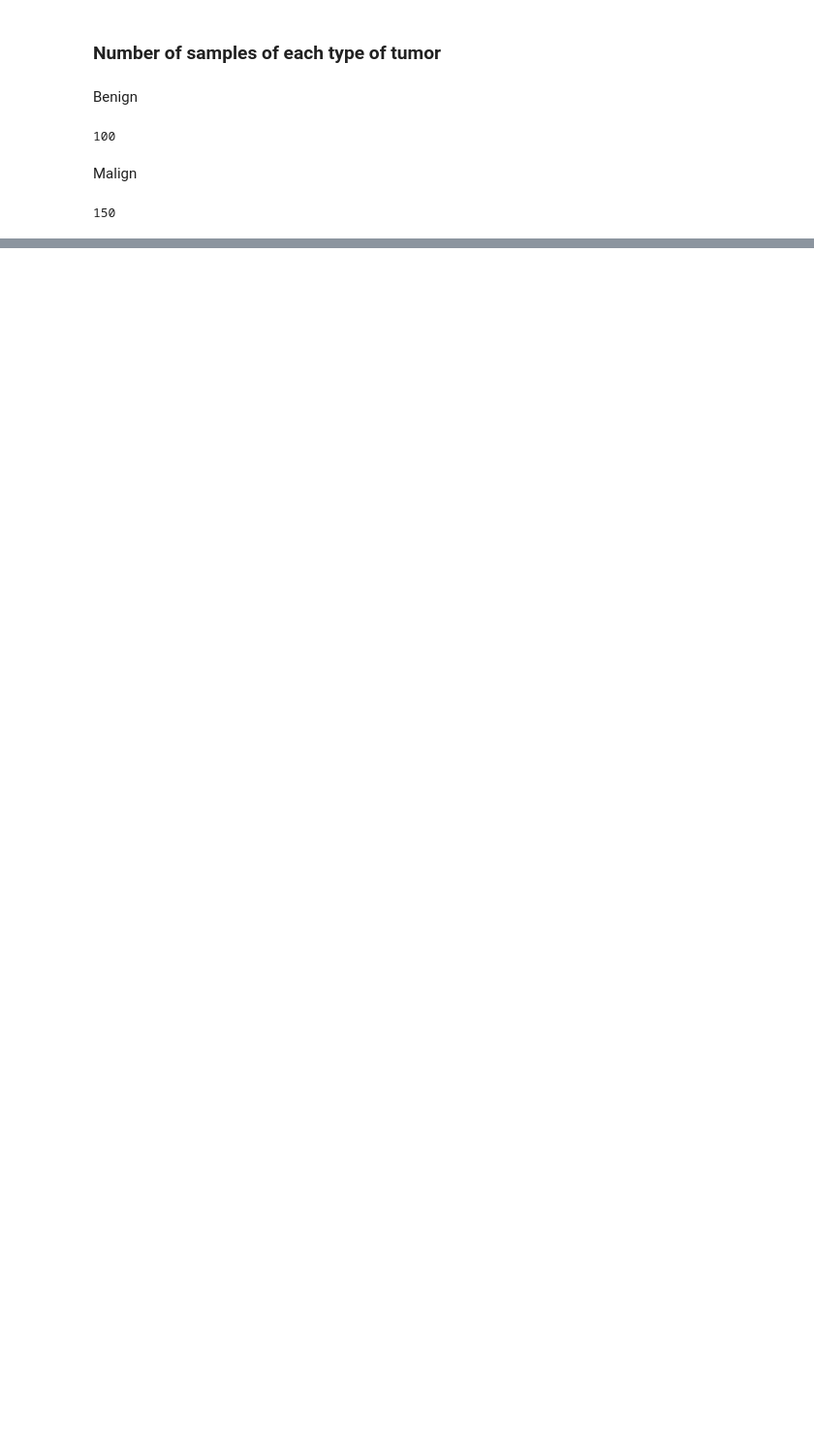
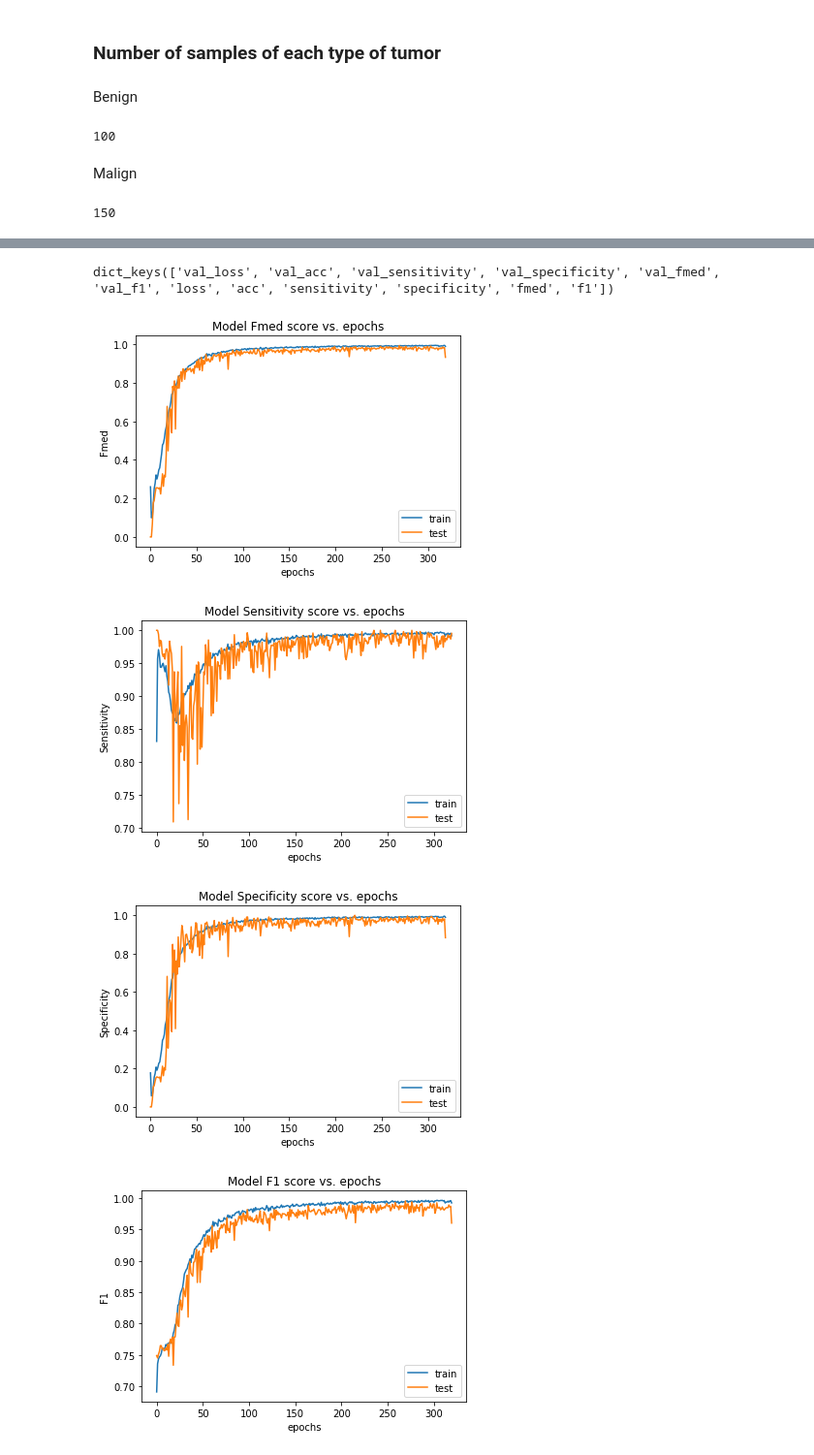
Before and after one commit to patelatharva/Classify_Breast_Cancer_Type_From_Image, a Jupyter notebook: tumor_type_detection.ipynb, the cells around one changed output, grey strips where cells are left out. Shown at 97% size. Cells and saved outputs as stored; diff of their text form; code cells hidden in the pictures; blank space fills up the shorter version.

```diff
--- a/tumor_type_detection.ipynb
+++ b/tumor_type_detection.ipynb
@@ -20,3 +41,2 @@ import os, os.path
 # %%
-data_dir = "./data"
-!ls $data_dir
+data_dir = project_dir + "/data"
@@ -65,7 +90,14 @@ Found 200 images belonging to 2 classes.
+# %%
+class_weights = class_weight.compute_class_weight(
+               'balanced',
+                np.unique(train_generator.classes),
+                train_generator.classes)
 # %%
 validation_generator = train_datagen.flow_from_directory(
         image_dest_dir + "/val",
-        target_size=(100, 100),
+        target_size=(image_height, image_width),
         batch_size=32,
-        class_mode='binary')
+        color_mode="grayscale",
+        class_mode='binary',
+)
 # %% [output]
@@ -72,0 +204,18 @@ Found 25 images belonging to 2 classes.
+# %%
+num_train_samples = 10000
+num_validation_samples = 1000
+batch_size = 32
+model = generate_model()
+# model.load_weights(data_dir + '/nn_best_model_cv_val_fmed.h5')
+history_val_fmed_sgd = model.fit_generator(
+    train_generator,
+    steps_per_epoch= num_train_samples // batch_size,
+    validation_data=validation_generator,
+    validation_steps= num_validation_samples // batch_size,
+    epochs=1000,
+    verbose=1,
+        callbacks=[
+          EarlyStopping(monitor='val_fmed', mode="max", verbose=1, patience=100),
+          ModelCheckpoint(data_dir + '/nn_best_model_cv_val_fmed_sgd.h5', monitor='val_fmed', mode="max", verbose=1, save_best_only=True)
+        ],
+    class_weight=class_weights)
@@ -72,0 +240,19 @@ Found 25 images belonging to 2 classes.
+# %%
+# list all data in history
+history = history_val_fmed_sgd
+print(history.history.keys())
+
+# summarize history for fmed score
+plt.plot(history.history['fmed'])
+plt.plot(history.history['val_fmed'])
+plt.title('Model Fmed score vs. epochs')
+plt.ylabel('Fmed')
+plt.xlabel('epochs')
+plt.legend(['train', 'test'], loc='lower right')
+plt.show()
+# %% [output]
+dict_keys(['val_loss', 'val_acc', 'val_sensitivity', 'val_specificity', 'val_fmed', 'val_f1', 'loss', 'acc', 'sensitivity', 'specificity', 'fmed', 'f1'])
+[figure, added]
+[figure, added]
+[figure, added]
+[figure, added]
```
Also changed, not shown: parts of 34 cells of this notebook.
